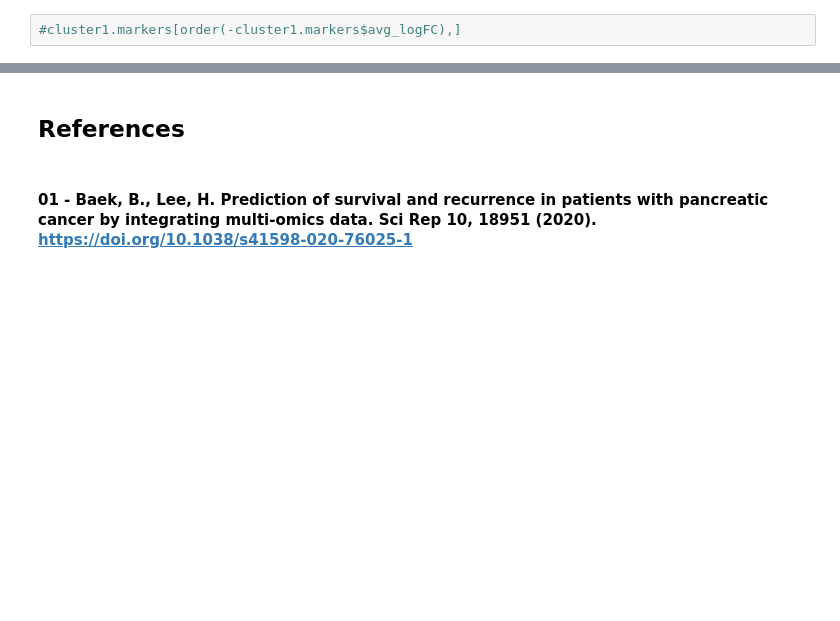
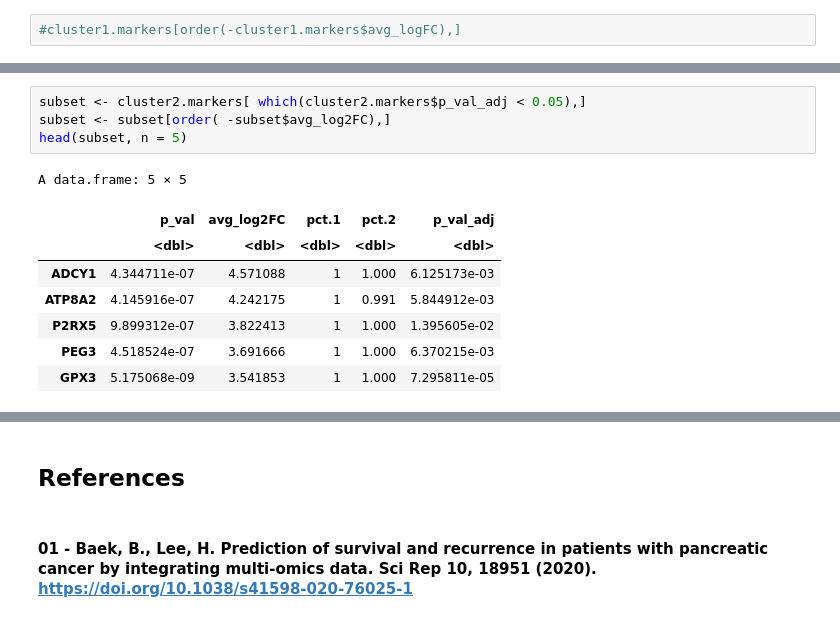
Before and after one commit to markmartorilopez/BigDataAnalytics_R, a Jupyter notebook: BigDataAnalytics_Project2021.ipynb, the cells around one changed output, grey strips where cells are left out. Drawn from its saved outputs; the diff is of its cells as text; blank space fills up the shorter version.

```diff
--- a/BigDataAnalytics_Project2021.ipynb
+++ b/BigDataAnalytics_Project2021.ipynb
@@ -686,0 +720,13 @@ ANGPTL2 3.748522e-13 -1.2582293     1     1 5.284666e-09
+# %%
+subset <- cluster2.markers[ which(cluster2.markers$p_val_adj < 0.05),]
+subset <- subset[order( -subset$avg_log2FC),]
+head(subset, n = 5)
+# %% [output]
+A data.frame: 5 × 5
+|  | p_val | avg_log2FC | pct.1 | pct.2 | p_val_adj |
+|  | <dbl> | <dbl> | <dbl> | <dbl> | <dbl> |
+| ADCY1 | 4.344711e-07 | 4.571088 | 1 | 1.000 | 6.125173e-03 |
+| ATP8A2 | 4.145916e-07 | 4.242175 | 1 | 0.991 | 5.844912e-03 |
+| P2RX5 | 9.899312e-07 | 3.822413 | 1 | 1.000 | 1.395605e-02 |
+| PEG3 | 4.518524e-07 | 3.691666 | 1 | 1.000 | 6.370215e-03 |
+| GPX3 | 5.175068e-09 | 3.541853 | 1 | 1.000 | 7.295811e-05 |
```
Also changed, not shown: parts of 64 cells of this notebook.
